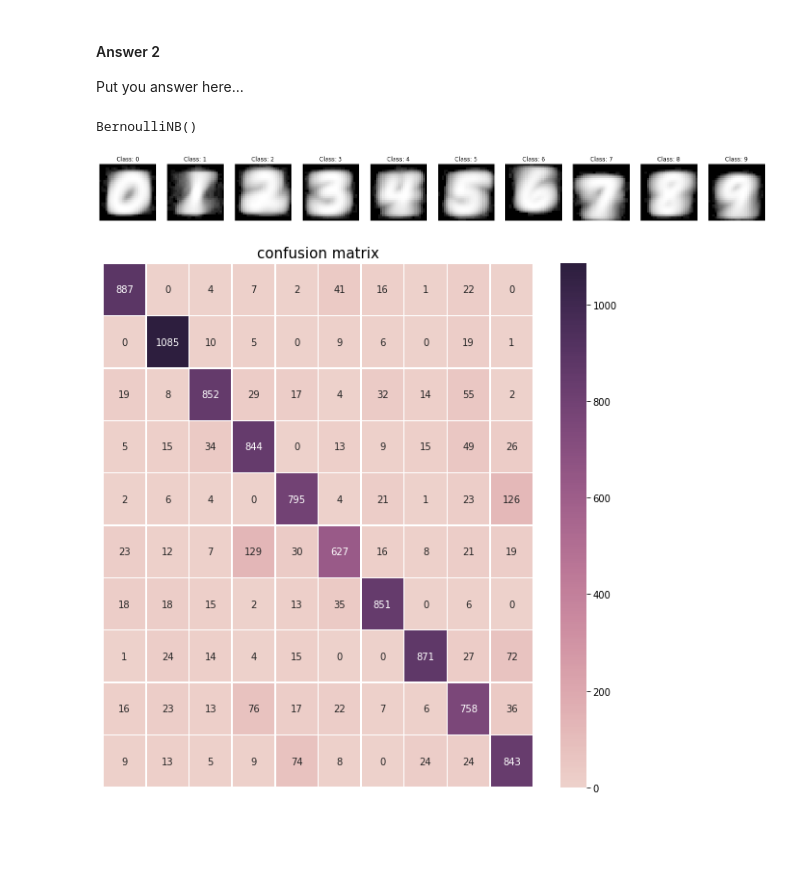
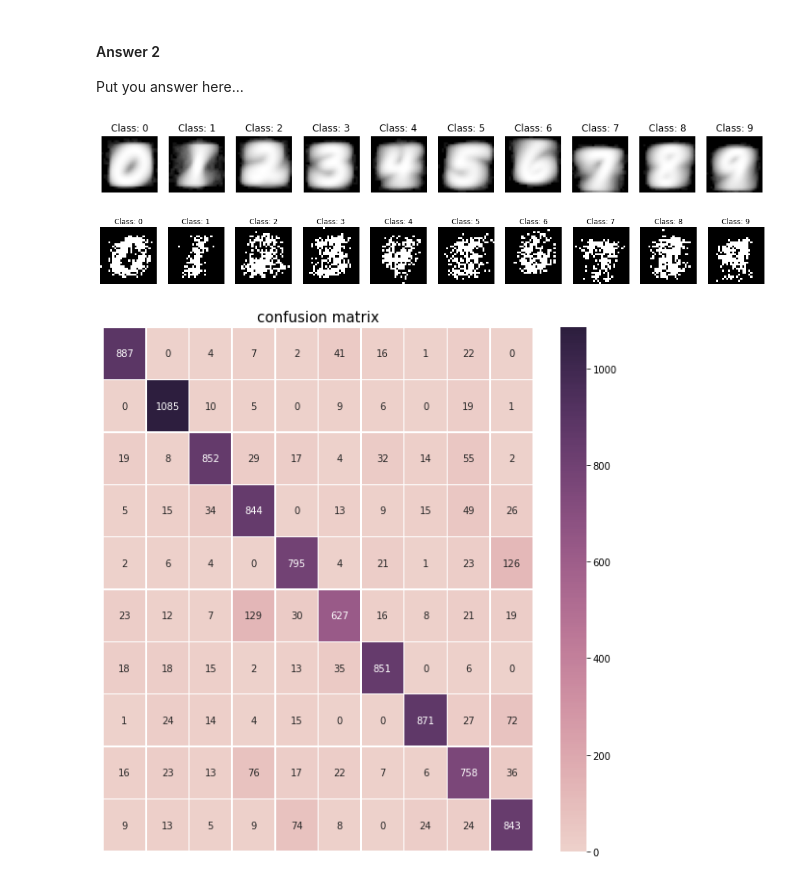
Before and after one commit to orenfix10/ML-project1, a Jupyter notebook: Copy_of_NB_exercise_2023a.ipynb, the cells around one changed output. Cells and saved outputs as stored; diff of their text form; code cells hidden in the pictures; blank space fills up the shorter version.

```diff
--- a/Copy_of_NB_exercise_2023a.ipynb
+++ b/Copy_of_NB_exercise_2023a.ipynb
@@ -123,28 +116,41 @@ from sklearn import metrics
 # %%
 # Fit Bernoulli NB
-def create_model():
-  naive_bayes_model = BernoulliNB(binarize=0.0)
-  naive_bayes_model.fit(x_train, y_train)
-  return naive_bayes_model
+naive_bayes_model = BernoulliNB(binarize=0.0).fit(x_train, y_train)
 
-naive_bayes_model = create_model()
+# predict
 y_pred = naive_bayes_model.predict(x_test)
-# %% [output]
-BernoulliNB()
 # %%
 # 1. Plot the mean image of each class
-def plot_mean_images():
-    per_digit_log_probabilities = naive_bayes_model.feature_log_prob_
-    for i in range(10):
-      plt.subplot(3, 10 , i +1)
-      plt.imshow(per_digit_log_probabilities[i].reshape(28,28), cmap=plt.get_cmap('gray'))
-      plt.title(f"Class: {i}")
-      plt.rcParams['figure.figsize'] = [25, 25]
-      plt.axis('off')
-    plt.show()
-
-plot_mean_images()
+per_digit_log_probabilities = naive_bayes_model.feature_log_prob_
+for i in range(10):
+  plt.subplot(3, 10 , i +1)
+  plt.imshow(per_digit_log_probabilities[i].reshape(28,28), cmap=plt.get_cmap('gray'))
+  plt.title(f"Class: {i}")
+  plt.rcParams['figure.figsize'] = [25, 25]
+  plt.axis('off')
+plt.show()
 # %% [output]
-[figure, old version]
+[figure, new version]
+# %%
+# generate one sample of each class
+from scipy.stats import bernoulli
+import numpy as np
+
+per_digit_log_probabilities = naive_bayes_model.feature_log_prob_
+generated_samples = np.zeros(shape=(10,784))
+for i in range(10):
+  for j in range(784):
+    generated_samples[i][j] = bernoulli.rvs(pow(2,per_digit_log_probabilities[i][j]), size=1)
+
+
+for i in range(10):
+  plt.subplot(3, 10 , i +1)
+  plt.rcParams['figure.figsize'] = [15, 15]
+  plt.imshow(generated_samples[i].reshape(28,28), cmap=plt.get_cmap('gray'))
+  plt.title(f"Class: {i}")
+  plt.axis('off')
+plt.show()
+# %% [output]
+[figure, added]
 # %%
 # 2. Plot the confusion matrix
```
Also changed, not shown: parts of 27 cells of this notebook.
